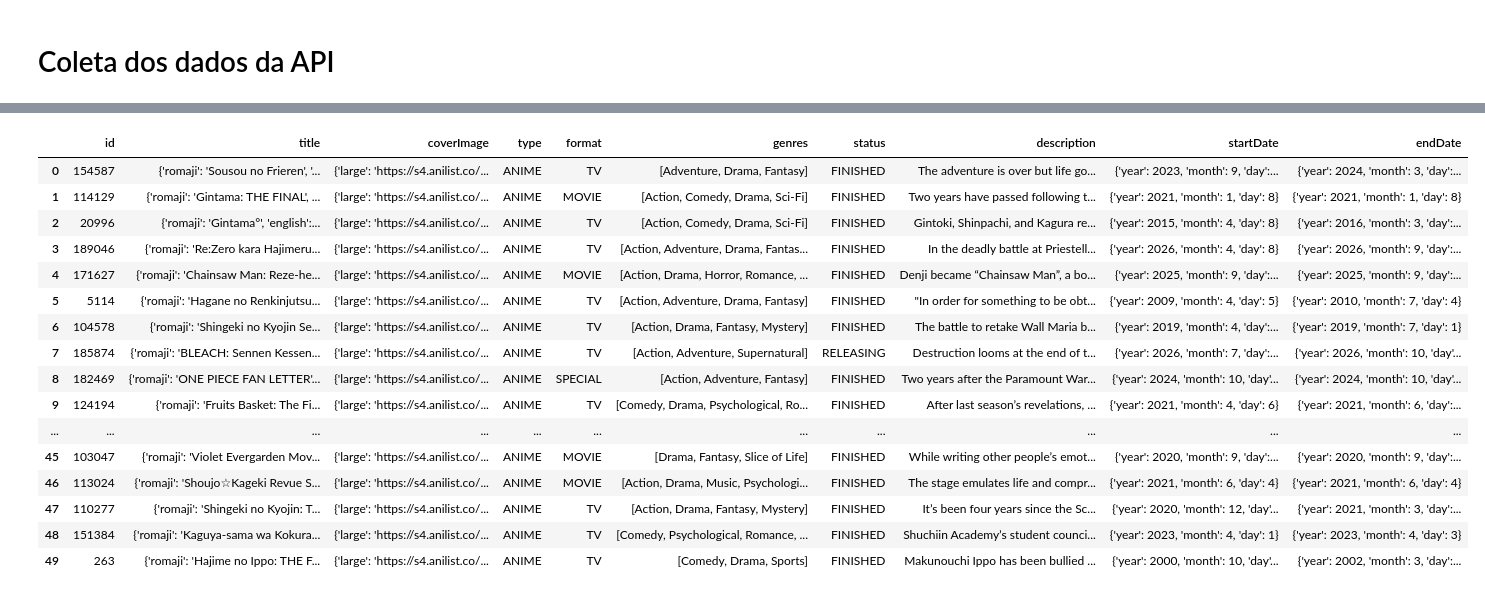
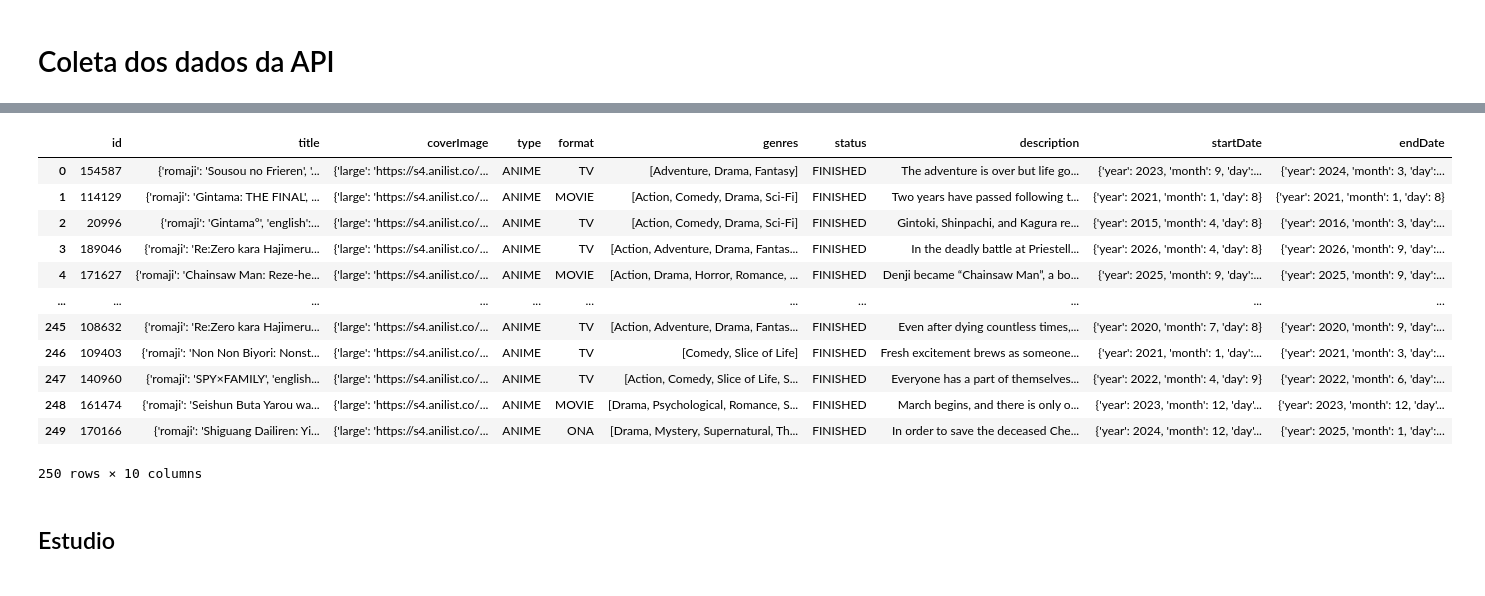
Before and after one commit to E-rhari/AniLista, a Jupyter notebook: requestApi.ipynb, the cells around one changed output, grey strips where cells are left out. Drawn from its saved outputs; the diff is of its cells as text; code cells hidden in the pictures.

```diff
--- a/requestApi.ipynb
+++ b/requestApi.ipynb
@@ -78 +10,3 @@ query = '''
+# %%
+URL = 'https://graphql.anilist.co'
 # %%
@@ -104,5 +55,31 @@ def getPages(url, query, pageAmount=1, perPage=50):
+# %%
+mediaQuery = embedPageQuery('''
+                media (sort: SCORE_DESC, type: ANIME) {
+                    id
+                    title {
+                        romaji
+                        english
+                        native
+                    }
+                    coverImage {
+                        large
+                    }
+                    type
+                    format
+                    genres
+                    status
+                    description
+                    startDate {
+                        year
+                        month
+                        day
+                    }
+                    endDate {
+                        year
+                        month
+                        day
+                    }
+                }
+        ''')
 # %%
-url = 'https://graphql.anilist.co'
-queries = getQueries()
-
-pages = getPages(url, query, 2)
+pages = getPages(URL, mediaQuery, "media", 5)
@@ -132,21 +86,19 @@ pages
 # %%
-df = pd.DataFrame(content['media'])
-df
+df_media = pd.DataFrame(pages)
+df_media
 # %% [output]
 |  | id | title | coverImage | type | format | genres | status | description | startDate | endDate |
 | 0 | 154587 | {'romaji': 'Sousou no Frieren', '... | {'large': 'https://s4.anilist.co/... | ANIME | TV | [Adventure, Drama, Fantasy] | FINISHED | The adventure is over but life go... | {'year': 2023, 'month': 9, 'day':... | {'year': 2024, 'month': 3, 'day':... |
 | 1 | 114129 | {'romaji': 'Gintama: THE FINAL', ... | {'large': 'https://s4.anilist.co/... | ANIME | MOVIE | [Action, Comedy, Drama, Sci-Fi] | FINISHED | Two years have passed following t... | {'year': 2021, 'month': 1, 'day': 8} | {'year': 2021, 'month': 1, 'day': 8} |
 | 2 | 20996 | {'romaji': 'Gintama°', 'english':... | {'large': 'https://s4.anilist.co/... | ANIME | TV | [Action, Comedy, Drama, Sci-Fi] | FINISHED | Gintoki, Shinpachi, and Kagura re... | {'year': 2015, 'month': 4, 'day': 8} | {'year': 2016, 'month': 3, 'day':... |
 | 3 | 189046 | {'romaji': 'Re:Zero kara Hajimeru... | {'large': 'https://s4.anilist.co/... | ANIME | TV | [Action, Adventure, Drama, Fantas... | FINISHED | In the deadly battle at Priestell... | {'year': 2026, 'month': 4, 'day': 8} | {'year': 2026, 'month': 9, 'day':... |
 | 4 | 171627 | {'romaji': 'Chainsaw Man: Reze-he... | {'large': 'https://s4.anilist.co/... | ANIME | MOVIE | [Action, Drama, Horror, Romance, ... | FINISHED | Denji became “Chainsaw Man”, a bo... | {'year': 2025, 'month': 9, 'day':... | {'year': 2025, 'month': 9, 'day':... |
-| 5 | 5114 | {'romaji': 'Hagane no Renkinjutsu... | {'large': 'https://s4.anilist.co/... | ANIME | TV | [Action, Adventure, Drama, Fantasy] | FINISHED | "In order for something to be obt... | {'year': 2009, 'month': 4, 'day': 5} | {'year': 2010, 'month': 7, 'day': 4} |
-| 6 | 104578 | {'romaji': 'Shingeki no Kyojin Se... | {'large': 'https://s4.anilist.co/... | ANIME | TV | [Action, Drama, Fantasy, Mystery] | FINISHED | The battle to retake Wall Maria b... | {'year': 2019, 'month': 4, 'day':... | {'year': 2019, 'month': 7, 'day': 1} |
-| 7 | 185874 | {'romaji': 'BLEACH: Sennen Kessen... | {'large': 'https://s4.anilist.co/... | ANIME | TV | [Action, Adventure, Supernatural] | RELEASING | Destruction looms at the end of t... | {'year': 2026, 'month': 7, 'day':... | {'year': 2026, 'month': 10, 'day'... |
-| 8 | 182469 | {'romaji': 'ONE PIECE FAN LETTER'... | {'large': 'https://s4.anilist.co/... | ANIME | SPECIAL | [Action, Adventure, Fantasy] | FINISHED | Two years after the Paramount War... | {'year': 2024, 'month': 10, 'day'... | {'year': 2024, 'month': 10, 'day'... |
-| 9 | 124194 | {'romaji': 'Fruits Basket: The Fi... | {'large': 'https://s4.anilist.co/... | ANIME | TV | [Comedy, Drama, Psychological, Ro... | FINISHED | After last season’s revelations, ... | {'year': 2021, 'month': 4, 'day': 6} | {'year': 2021, 'month': 6, 'day':... |
 | ... | ... | ... | ... | ... | ... | ... | ... | ... | ... | ... |
-| 45 | 103047 | {'romaji': 'Violet Evergarden Mov... | {'large': 'https://s4.anilist.co/... | ANIME | MOVIE | [Drama, Fantasy, Slice of Life] | FINISHED | While writing other people’s emot... | {'year': 2020, 'month': 9, 'day':... | {'year': 2020, 'month': 9, 'day':... |
-| 46 | 113024 | {'romaji': 'Shoujo☆Kageki Revue S... | {'large': 'https://s4.anilist.co/... | ANIME | MOVIE | [Action, Drama, Music, Psychologi... | FINISHED | The stage emulates life and compr... | {'year': 2021, 'month': 6, 'day': 4} | {'year': 2021, 'month': 6, 'day': 4} |
-| 47 | 110277 | {'romaji': 'Shingeki no Kyojin: T... | {'large': 'https://s4.anilist.co/... | ANIME | TV | [Action, Drama, Fantasy, Mystery] | FINISHED | It’s been four years since the Sc... | {'year': 2020, 'month': 12, 'day'... | {'year': 2021, 'month': 3, 'day':... |
-| 48 | 151384 | {'romaji': 'Kaguya-sama wa Kokura... | {'large': 'https://s4.anilist.co/... | ANIME | TV | [Comedy, Psychological, Romance, ... | FINISHED | Shuchiin Academy’s student counci... | {'year': 2023, 'month': 4, 'day': 1} | {'year': 2023, 'month': 4, 'day': 3} |
-| 49 | 263 | {'romaji': 'Hajime no Ippo: THE F... | {'large': 'https://s4.anilist.co/... | ANIME | TV | [Comedy, Drama, Sports] | FINISHED | Makunouchi Ippo has been bullied ... | {'year': 2000, 'month': 10, 'day'... | {'year': 2002, 'month': 3, 'day':... |
+| 245 | 108632 | {'romaji': 'Re:Zero kara Hajimeru... | {'large': 'https://s4.anilist.co/... | ANIME | TV | [Action, Adventure, Drama, Fantas... | FINISHED | Even after dying countless times,... | {'year': 2020, 'month': 7, 'day': 8} | {'year': 2020, 'month': 9, 'day':... |
+| 246 | 109403 | {'romaji': 'Non Non Biyori: Nonst... | {'large': 'https://s4.anilist.co/... | ANIME | TV | [Comedy, Slice of Life] | FINISHED | Fresh excitement brews as someone... | {'year': 2021, 'month': 1, 'day':... | {'year': 2021, 'month': 3, 'day':... |
+| 247 | 140960 | {'romaji': 'SPY×FAMILY', 'english... | {'large': 'https://s4.anilist.co/... | ANIME | TV | [Action, Comedy, Slice of Life, S... | FINISHED | Everyone has a part of themselves... | {'year': 2022, 'month': 4, 'day': 9} | {'year': 2022, 'month': 6, 'day':... |
+| 248 | 161474 | {'romaji': 'Seishun Buta Yarou wa... | {'large': 'https://s4.anilist.co/... | ANIME | MOVIE | [Drama, Psychological, Romance, S... | FINISHED | March begins, and there is only o... | {'year': 2023, 'month': 12, 'day'... | {'year': 2023, 'month': 12, 'day'... |
+| 249 | 170166 | {'romaji': 'Shiguang Dailiren: Yi... | {'large': 'https://s4.anilist.co/... | ANIME | ONA | [Drama, Mystery, Supernatural, Th... | FINISHED | In order to save the deceased Che... | {'year': 2024, 'month': 12, 'day'... | {'year': 2025, 'month': 1, 'day':... |
+250 rows × 10 columns
+# %% [markdown]
+## Estudio
```
Also changed, not shown: parts of 23 cells of this notebook.
